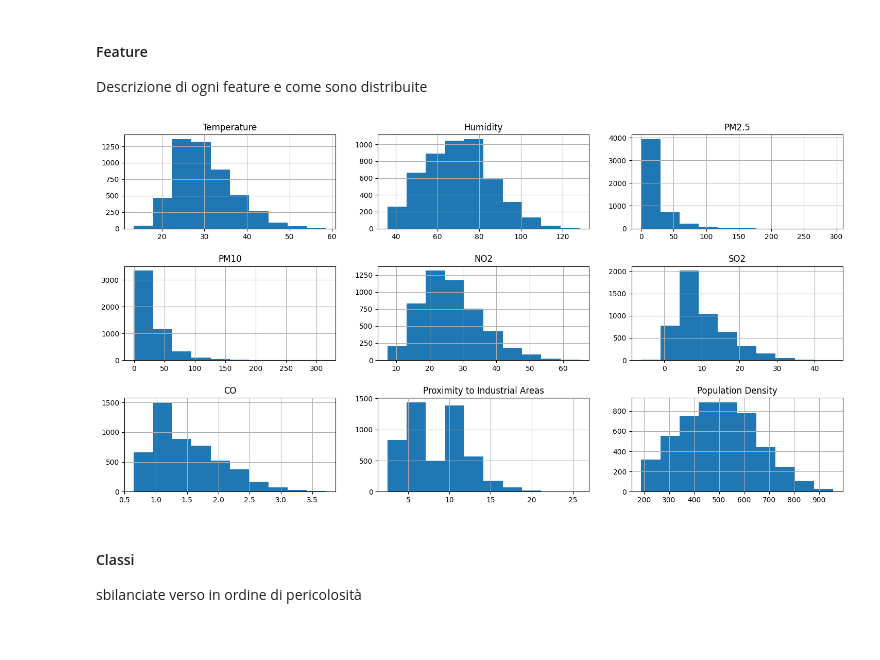
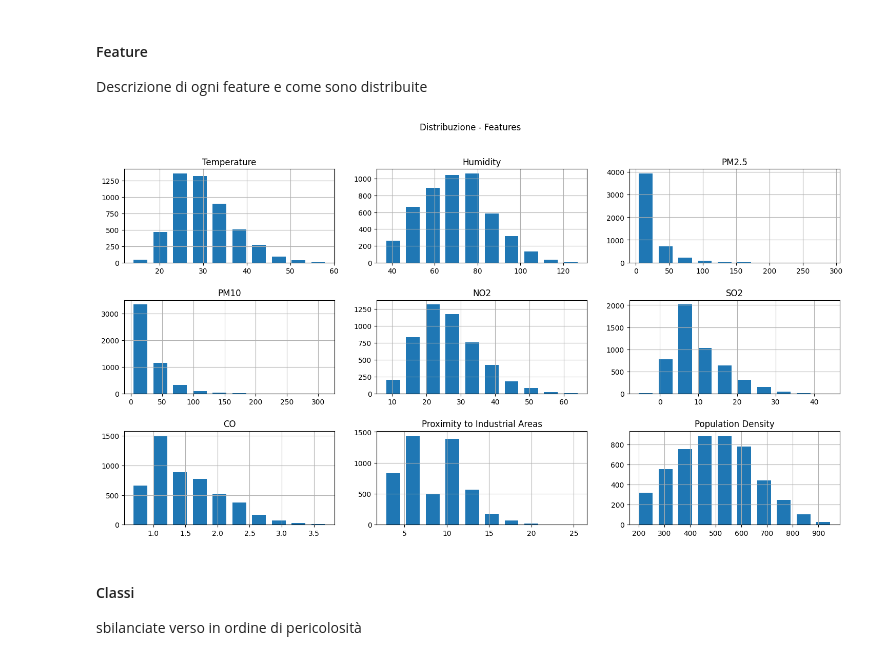
Before and after one commit to MauroMuratore/machine-learning, a Jupyter notebook: main.ipynb, the cells around one changed output. Cells and saved outputs as stored; diff of their text form; code cells hidden in the pictures.

```diff
--- a/main.ipynb
+++ b/main.ipynb
@@ -99,16 +99,18 @@ Descrizione di ogni feature e come sono distribuite
 # %%
 plt.figure(figsize=(18,9))
 features = list(df_air.drop(columns=["Air Quality"]).columns)
 count = 1
 for f in features:
     ax = plt.subplot(3,3, count)
-    df_air[f].hist()
+    df_air[f].hist(rwidth=0.7)
     ax.set_title(f.replace("_", " "))
     count += 1
 
 plt.subplots_adjust(hspace=0.4)
+plt.suptitle("Distribuzione - Features")
+plt.show()
 # %% [output]
-[figure, old version]
+[figure, new version]
 # %% [markdown]
 #### Classi
 sbilanciate verso in ordine di pericolosità
```
Also changed, not shown: parts of 16 cells of this notebook, 8 other files.
